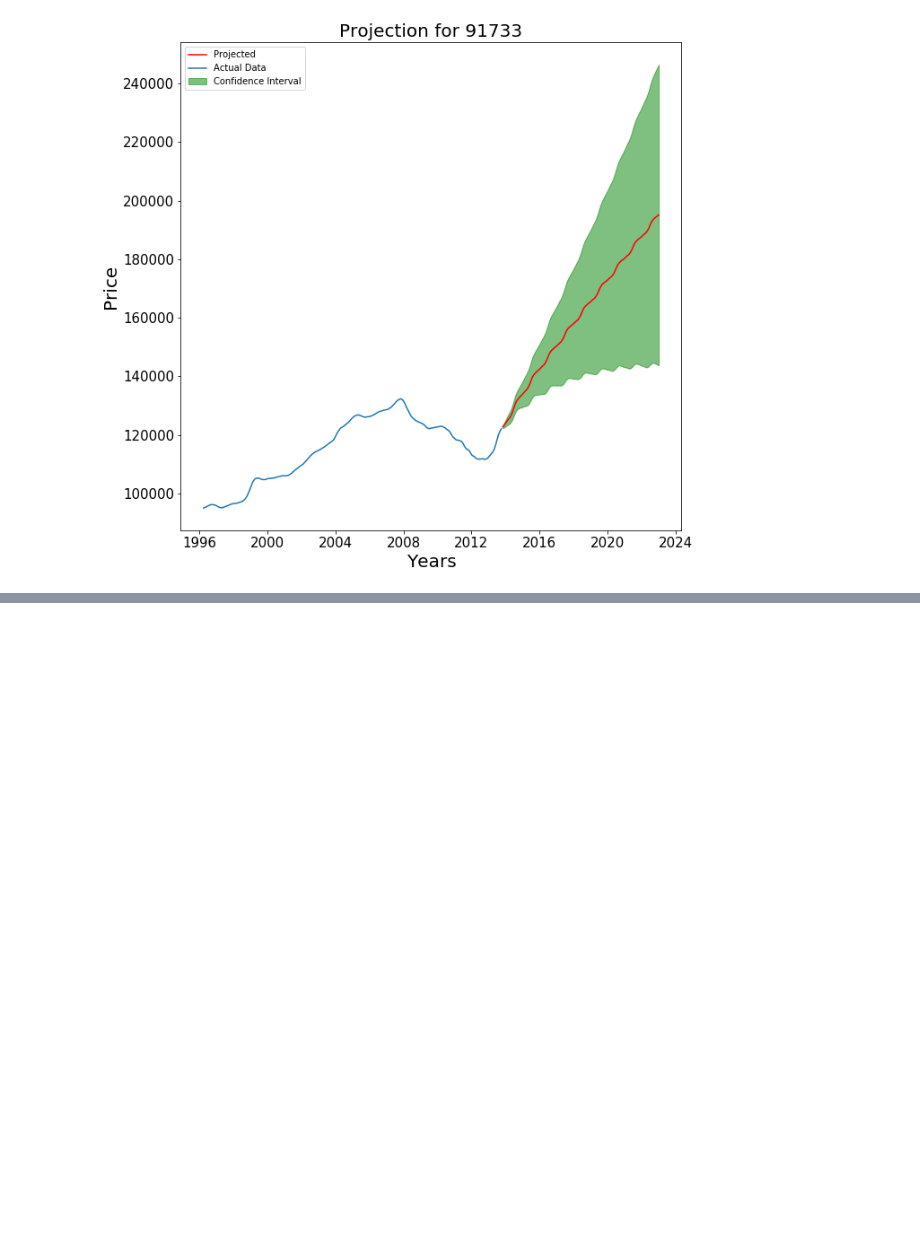
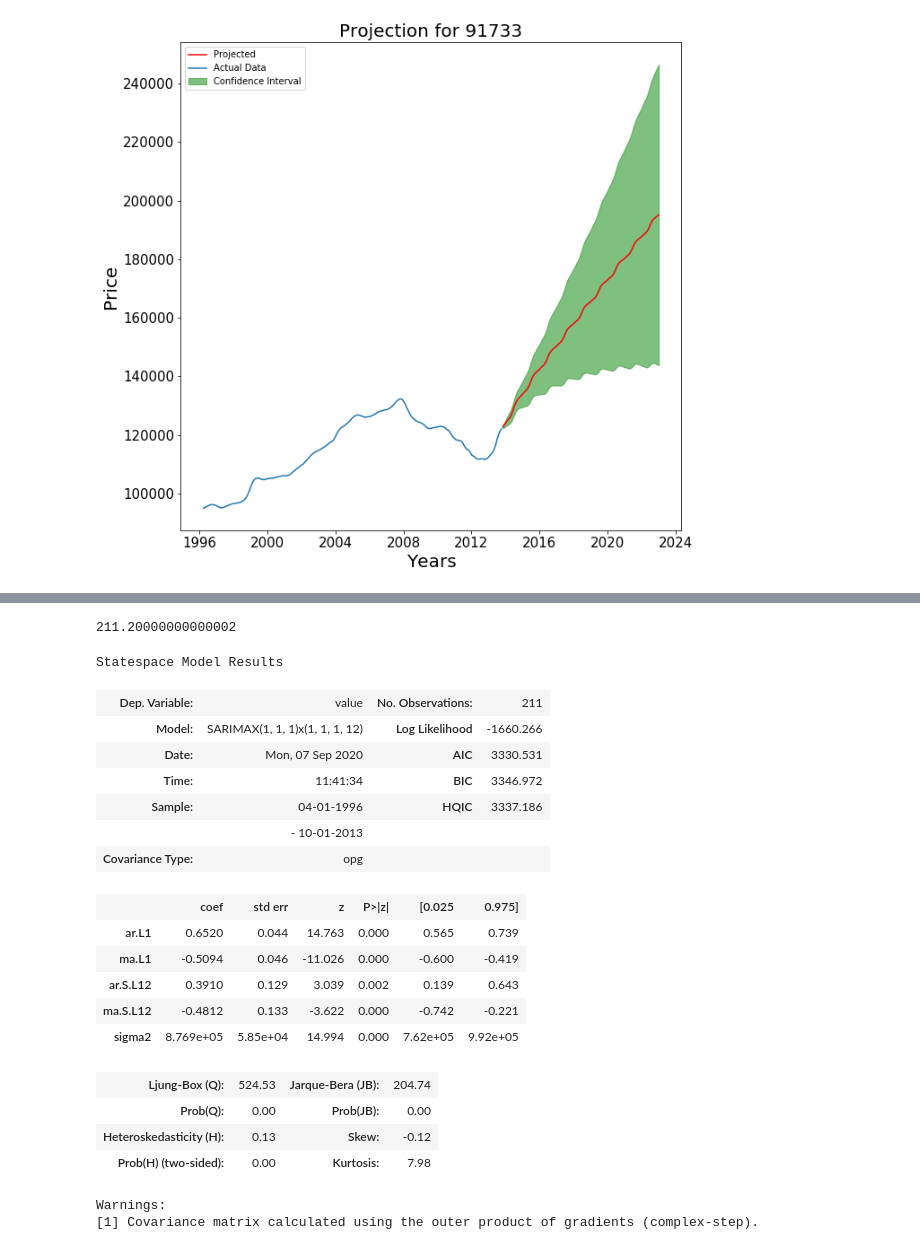
Before and after one commit to LeDorean/zillow_project_review, a Jupyter notebook: notebooks/Untitled.ipynb, the cells around one changed output, grey strips where cells are left out. Saved outputs shown, nothing was run; the diff lists cells and outputs as text; code cells hidden in the pictures; blank space fills up the shorter version.

```diff
--- a/notebooks/Untitled.ipynb
+++ b/notebooks/Untitled.ipynb
@@ -280,0 +281,3 @@ plt.legend(loc=2)
+# %%
+Houston_91940=pd.DataFrame(df_values.iloc[8,:-2])
+Houston_91940
@@ -280,0 +298,2 @@ plt.legend(loc=2)
+# %%
+Houston_91940.rename(columns={8:'value'},inplace=True)
@@ -280,0 +302,4 @@ plt.legend(loc=2)
+# %%
+print(len(Houston_91940)*.8)
+# %% [output]
+211.20000000000002
@@ -280,0 +310,25 @@ plt.legend(loc=2)
+# %%
+sarimax=SARIMAX(train,order=(1,1,1),seasonal_order=(1,1,1,12))
+res=sarimax.fit(disp=False)
+res.summary()
+# %% [output]
+Statespace Model Results
+| Dep. Variable: | value | No. Observations: | 211 |
+| Model: | SARIMAX(1, 1, 1)x(1, 1, 1, 12) | Log Likelihood | -1660.266 |
+| Date: | Mon, 07 Sep 2020 | AIC | 3330.531 |
+| Time: | 11:41:34 | BIC | 3346.972 |
+| Sample: | 04-01-1996 | HQIC | 3337.186 |
+|  | - 10-01-2013 |  |  |
+| Covariance Type: | opg |  |  |
+|  | coef | std err | z | P>|z| | [0.025 | 0.975] |
+| ar.L1 | 0.6520 | 0.044 | 14.763 | 0.000 | 0.565 | 0.739 |
+| ma.L1 | -0.5094 | 0.046 | -11.026 | 0.000 | -0.600 | -0.419 |
+| ar.S.L12 | 0.3910 | 0.129 | 3.039 | 0.002 | 0.139 | 0.643 |
+| ma.S.L12 | -0.4812 | 0.133 | -3.622 | 0.000 | -0.742 | -0.221 |
+| sigma2 | 8.769e+05 | 5.85e+04 | 14.994 | 0.000 | 7.62e+05 | 9.92e+05 |
+| Ljung-Box (Q): | 524.53 | Jarque-Bera (JB): | 204.74 |
+| Prob(Q): | 0.00 | Prob(JB): | 0.00 |
+| Heteroskedasticity (H): | 0.13 | Skew: | -0.12 |
+| Prob(H) (two-sided): | 0.00 | Kurtosis: | 7.98 |
+Warnings:
+[1] Covariance matrix calculated using the outer product of gradients (complex-step).
```
Also changed, not shown: parts of 7 cells of this notebook.
